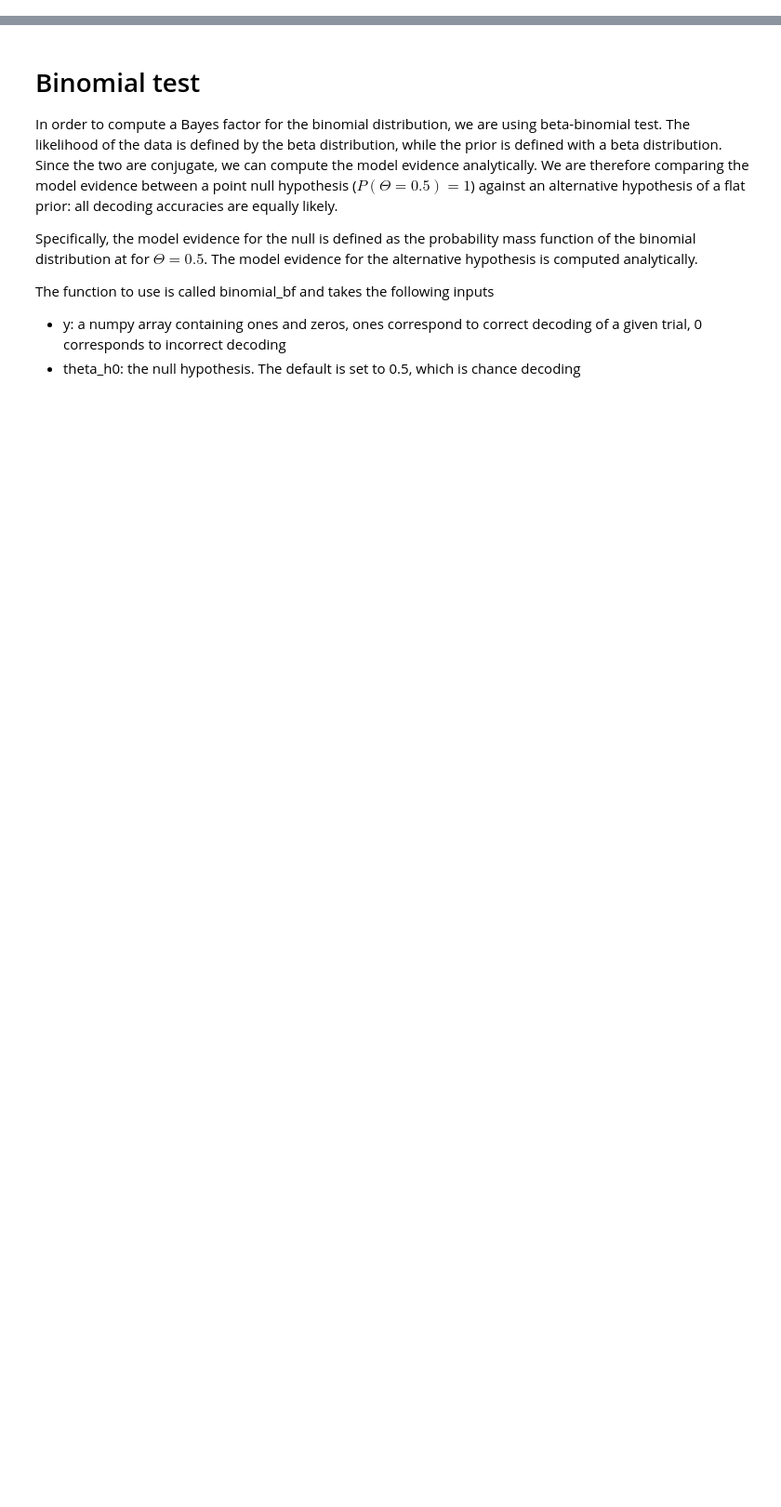
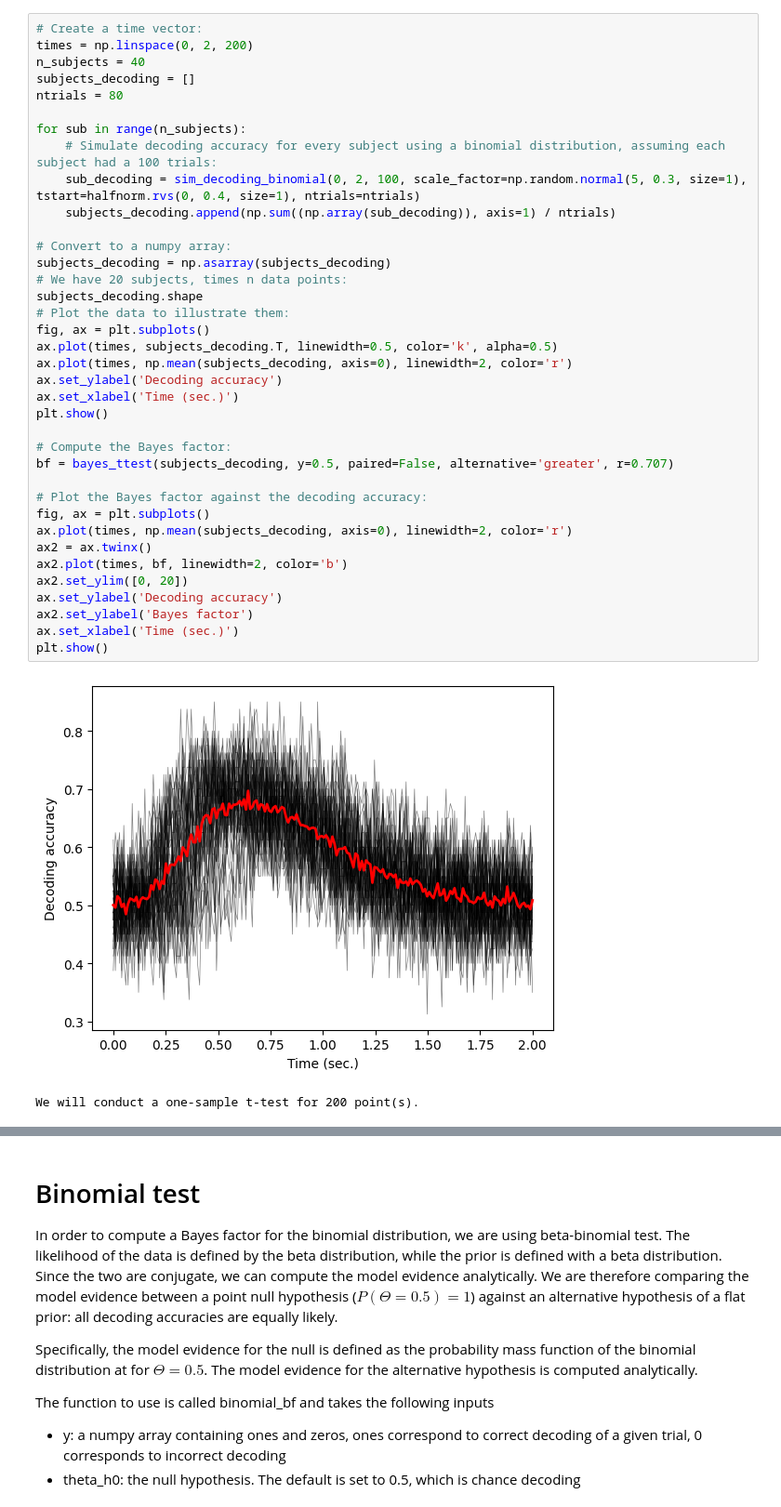
Before and after one commit to Cogitate-consortium/bayes_factors, a Jupyter notebook: HowToUse.ipynb, the cells around one changed output, grey strips where cells are left out. Shown at 93% size. Cells and saved outputs as stored; diff of their text form; blank space fills up the shorter version.

```diff
--- a/HowToUse.ipynb
+++ b/HowToUse.ipynb
@@ -0,0 +82,40 @@
+# %%
+# Create a time vector:
+times = np.linspace(0, 2, 200)
+n_subjects = 40
+subjects_decoding = []
+ntrials = 80
+
+for sub in range(n_subjects):
+    # Simulate decoding accuracy for every subject using a binomial distribution, assuming each subject had a 100 trials:
+    sub_decoding = sim_decoding_binomial(0, 2, 100, scale_factor=np.random.normal(5, 0.3, size=1), tstart=halfnorm.rvs(0, 0.4, size=1), ntrials=ntrials)
+    subjects_decoding.append(np.sum((np.array(sub_decoding)), axis=1) / ntrials)
+
+# Convert to a numpy array:
+subjects_decoding = np.asarray(subjects_decoding)
+# We have 20 subjects, times n data points:
+subjects_decoding.shape
+# Plot the data to illustrate them:
+fig, ax = plt.subplots()
+ax.plot(times, subjects_decoding.T, linewidth=0.5, color='k', alpha=0.5)
+ax.plot(times, np.mean(subjects_decoding, axis=0), linewidth=2, color='r')
+ax.set_ylabel('Decoding accuracy')
+ax.set_xlabel('Time (sec.)')
+plt.show()
+
+# Compute the Bayes factor:
+bf = bayes_ttest(subjects_decoding, y=0.5, paired=False, alternative='greater', r=0.707)
+
+# Plot the Bayes factor against the decoding accuracy:
+fig, ax = plt.subplots()
+ax.plot(times, np.mean(subjects_decoding, axis=0), linewidth=2, color='r')
+ax2 = ax.twinx()
+ax2.plot(times, bf, linewidth=2, color='b')
+ax2.set_ylim([0, 20])
+ax.set_ylabel('Decoding accuracy')
+ax2.set_ylabel('Bayes factor')
+ax.set_xlabel('Time (sec.)')
+plt.show()
+# %% [output]
+[figure, added]
+We will conduct a one-sample t-test for 200 point(s).
```
Also changed, not shown: parts of 10 cells of this notebook, 1 other file.
